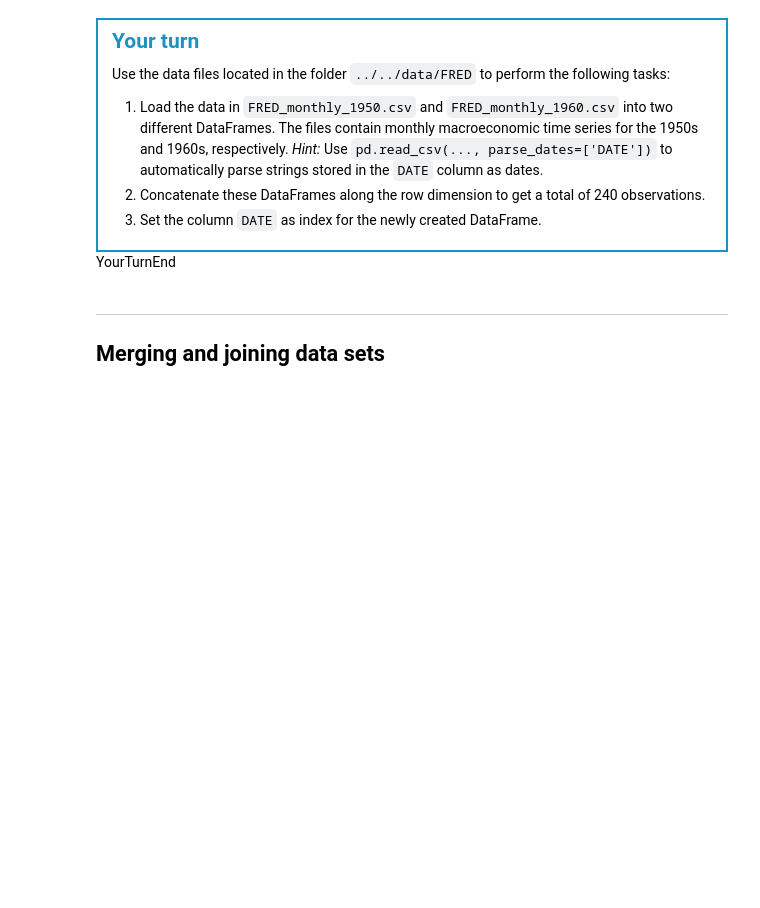
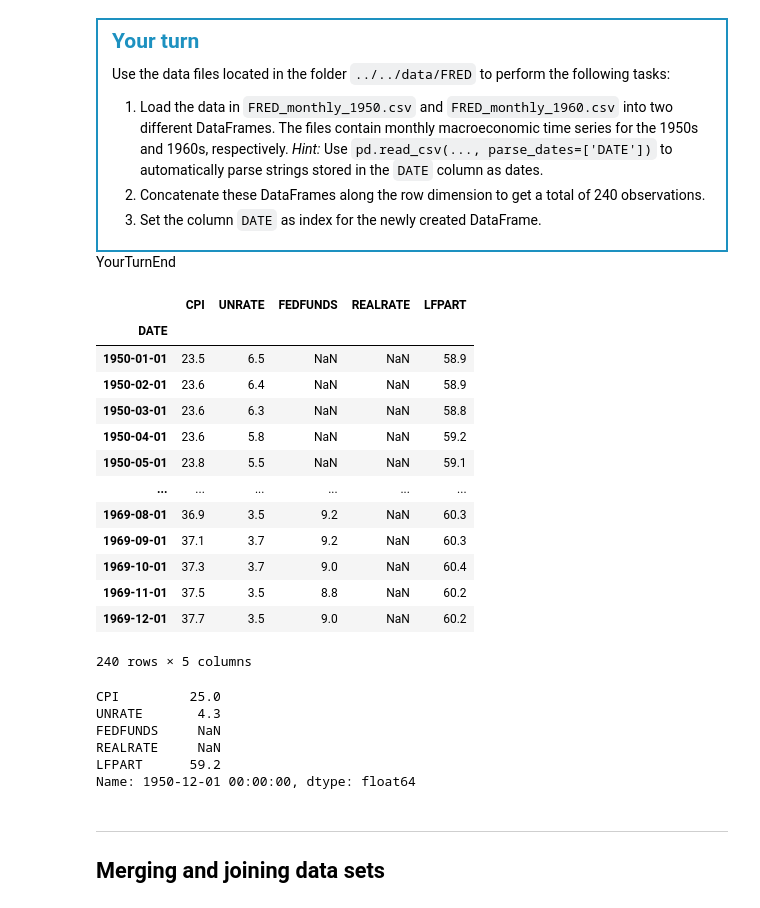
Before and after one commit to falkfrydenlund-creator/TECH2-H26, a Jupyter notebook: lectures/lecture5/lecture5-FF.ipynb, the cells around one changed output. Saved outputs shown, nothing was run; the diff lists cells and outputs as text; code cells hidden in the pictures; blank space fills up the shorter version.

```diff
--- a/lectures/lecture5/lecture5-FF.ipynb
+++ b/lectures/lecture5/lecture5-FF.ipynb
@@ -93,6 +198,33 @@ DATA_PATH = '../../data'
 # Read in FRED data for 1950s and 1960s
 df_1950 = pd.read_csv(f'{DATA_PATH}/FRED/FRED_monthly_1950.csv', parse_dates=['DATE'])
 df_1960 = pd.read_csv(f'{DATA_PATH}/FRED/FRED_monthly_1960.csv', parse_dates=['DATE'])
+# %%
+df_final = pd.concat((df_1950,df_1960), ignore_index=True, axis=0).set_index(['DATE'])
+df_final
+# %% [output]
+|  | CPI | UNRATE | FEDFUNDS | REALRATE | LFPART |
+| DATE |  |  |  |  |  |
+| 1950-01-01 | 23.5 | 6.5 | NaN | NaN | 58.9 |
+| 1950-02-01 | 23.6 | 6.4 | NaN | NaN | 58.9 |
+| 1950-03-01 | 23.6 | 6.3 | NaN | NaN | 58.8 |
+| 1950-04-01 | 23.6 | 5.8 | NaN | NaN | 59.2 |
+| 1950-05-01 | 23.8 | 5.5 | NaN | NaN | 59.1 |
+| ... | ... | ... | ... | ... | ... |
+| 1969-08-01 | 36.9 | 3.5 | 9.2 | NaN | 60.3 |
+| 1969-09-01 | 37.1 | 3.7 | 9.2 | NaN | 60.3 |
+| 1969-10-01 | 37.3 | 3.7 | 9.0 | NaN | 60.4 |
+| 1969-11-01 | 37.5 | 3.5 | 8.8 | NaN | 60.2 |
+| 1969-12-01 | 37.7 | 3.5 | 9.0 | NaN | 60.2 |
+240 rows × 5 columns
+# %%
+df_final.loc['1950-12-01']
+# %% [output]
+CPI         25.0
+UNRATE       4.3
+FEDFUNDS     NaN
+REALRATE     NaN
+LFPART      59.2
+Name: 1950-12-01 00:00:00, dtype: float64
 # %% [markdown]
 ***
 ## Merging and joining data sets
```
Also changed, not shown: parts of 35 cells of this notebook.
